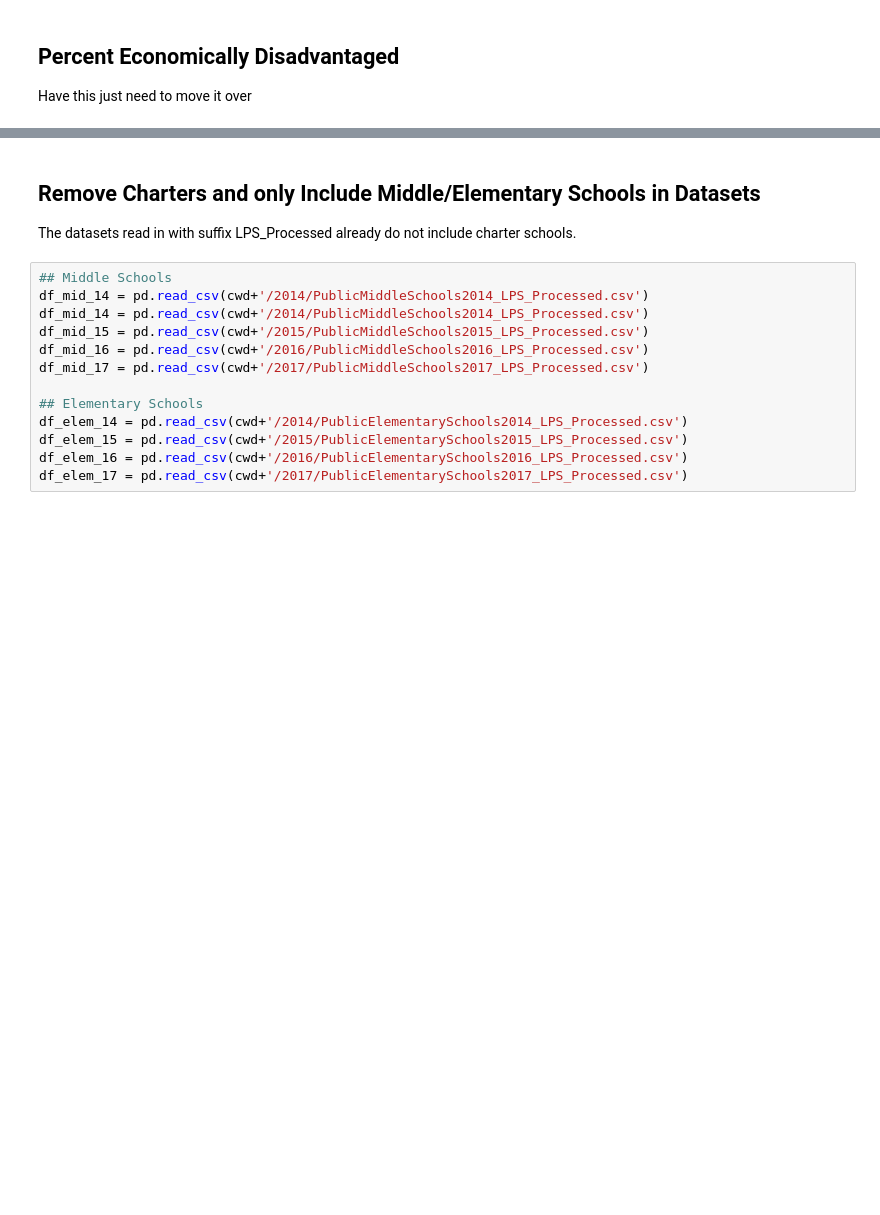
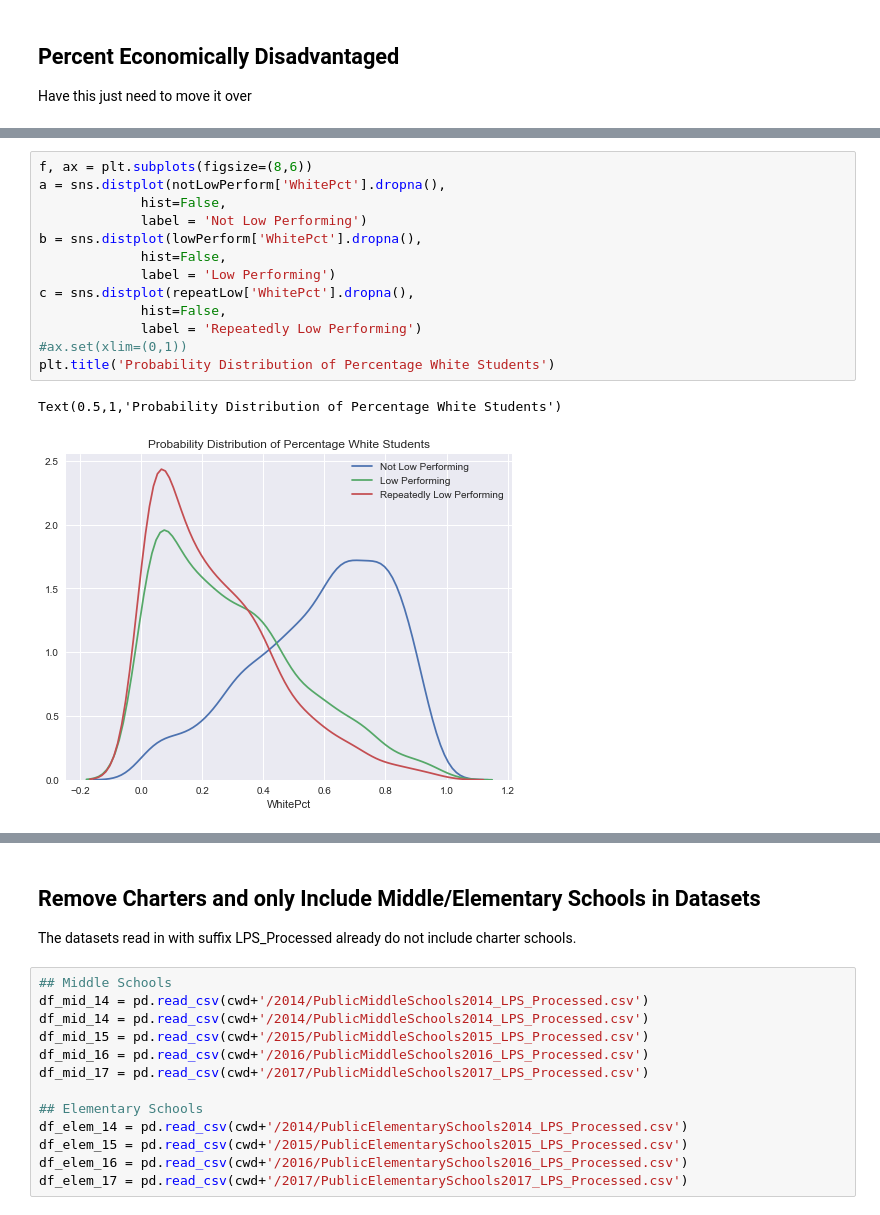
Before and after one commit to oleeson/NCPDI-Capstone, a Jupyter notebook: Analysis/Master_Capstone.ipynb, the cells around one changed output, grey strips where cells are left out. Cells and saved outputs as stored; diff of their text form; blank space fills up the shorter version.

```diff
--- a/Analysis/Master_Capstone.ipynb
+++ b/Analysis/Master_Capstone.ipynb
@@ -216,0 +402,16 @@ Have this just need to move it over
+# %%
+f, ax = plt.subplots(figsize=(8,6))
+a = sns.distplot(notLowPerform['WhitePct'].dropna(),
+             hist=False,
+             label = 'Not Low Performing')
+b = sns.distplot(lowPerform['WhitePct'].dropna(),
+             hist=False,
+             label = 'Low Performing')
+c = sns.distplot(repeatLow['WhitePct'].dropna(),
+             hist=False,
+             label = 'Repeatedly Low Performing')
+#ax.set(xlim=(0,1))
+plt.title('Probability Distribution of Percentage White Students')
+# %% [output]
+Text(0.5,1,'Probability Distribution of Percentage White Students')
+[figure, added]
```
Also changed, not shown: parts of 25 cells of this notebook.
